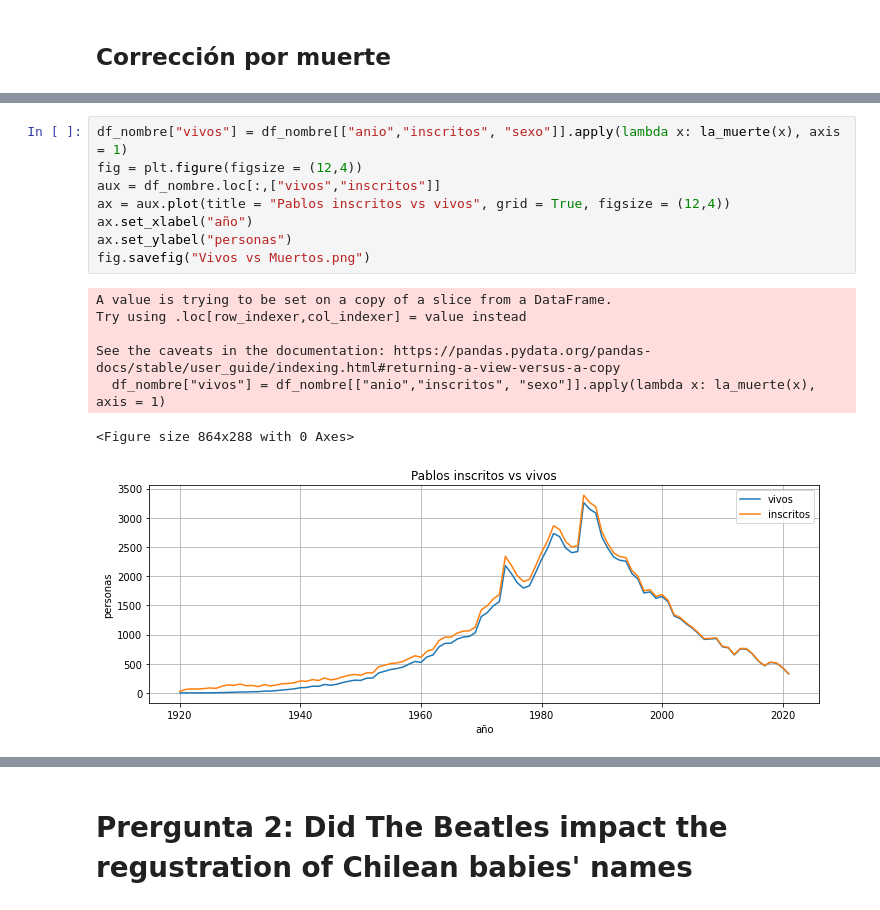
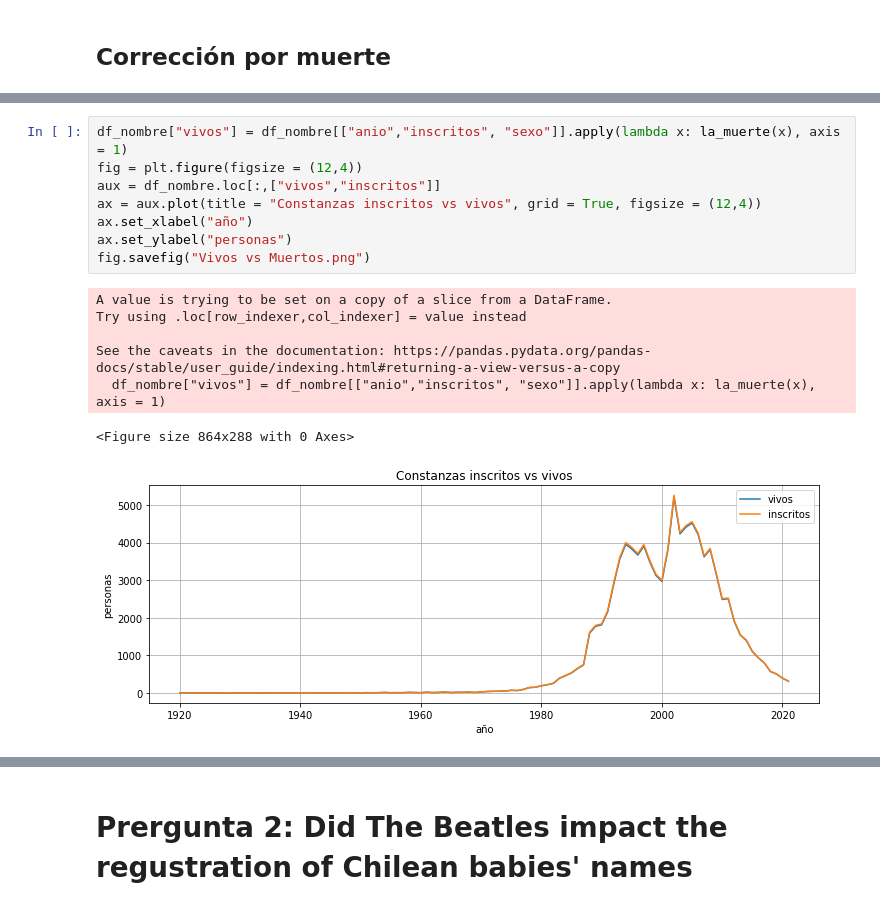
Before and after one commit to pabloreyespo/Baby-Names, a Jupyter notebook: nombres.ipynb, the cells around one changed output, grey strips where cells are left out. Drawn from its saved outputs; the diff is of its cells as text.

```diff
--- a/nombres.ipynb
+++ b/nombres.ipynb
@@ -132,19 +132,19 @@ pob
 # %%
 df_nombre["vivos"] = df_nombre[["anio","inscritos", "sexo"]].apply(lambda x: la_muerte(x), axis = 1)
 fig = plt.figure(figsize = (12,4))
 aux = df_nombre.loc[:,["vivos","inscritos"]]
-ax = aux.plot(title = "Pablos inscritos vs vivos", grid = True, figsize = (12,4))
+ax = aux.plot(title = "Constanzas inscritos vs vivos", grid = True, figsize = (12,4))
 ax.set_xlabel("año")
 ax.set_ylabel("personas")
 fig.savefig("Vivos vs Muertos.png")
 # %% [output]
 A value is trying to be set on a copy of a slice from a DataFrame.
 Try using .loc[row_indexer,col_indexer] = value instead
 
 See the caveats in the documentation: https://pandas.pydata.org/pandas-docs/stable/user_guide/indexing.html#returning-a-view-versus-a-copy
   df_nombre["vivos"] = df_nombre[["anio","inscritos", "sexo"]].apply(lambda x: la_muerte(x), axis = 1)
 <Figure size 864x288 with 0 Axes>
-[figure, old version]
+[figure, new version]
 # %%
 freq_corregida = df[["nombre","vivos","inscritos"]].groupby("nombre", as_index= False).sum().sort_values("vivos", ascending = False)
 nombres_muertos = freq_corregida.query("vivos == 0")
```
Also changed, not shown: parts of 14 cells of this notebook, 5 other files.
